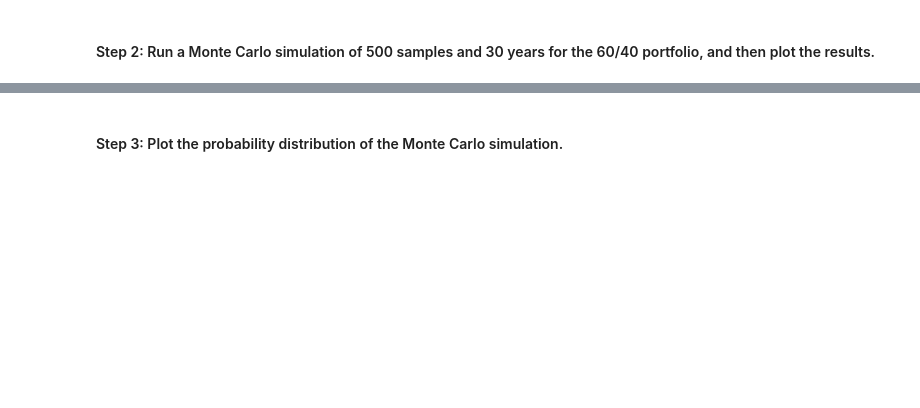
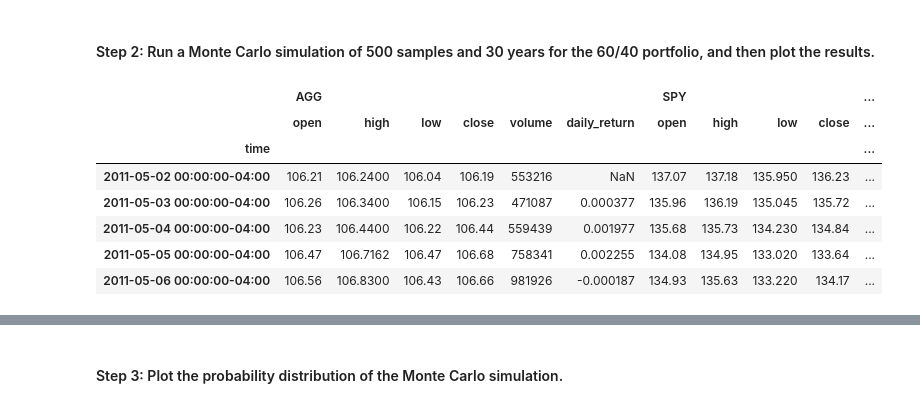
Before and after one commit to JonahLeggett/Financial_Planner, a Jupyter notebook: financial_planning_tools.ipynb, the cells around one changed output, grey strips where cells are left out. Saved outputs shown, nothing was run; the diff lists cells and outputs as text; code cells hidden in the pictures; blank space fills up the shorter version.

```diff
--- a/financial_planning_tools.ipynb
+++ b/financial_planning_tools.ipynb
@@ -421,0 +450,8 @@ In this section, you’ll use the MCForecastTools library to create a Monte Carl
+# %%
+alpaca_prices_3_df = alpaca.get_barset(
+    tickers,
+    timeframe,
+    start=start_date_3,
+    end=end_date_3,
+    limit=1000
+).df
@@ -435,10 +530,26 @@ In this section, you’ll use the MCForecastTools library to create a Monte Carl
 # %%
 # Configure the Monte Carlo simulation to forecast 30 years cumulative returns
 # The weights should be split 40% to AGG and 60% to SPY.
 # Run 500 samples.
-# YOUR CODE HERE
+MC_40_60 = MCSimulation(
+    portfolio_data = alpaca_prices_df,
+    weights = [.40, .60],
+    num_simulation = 500,
+    num_trading_days = 252*30
+)
+
+
 
 # Review the simulation input data
-# YOUR CODE HERE
+MC_40_60.portfolio_data.head()
+# %% [output]
+|  | AGG |  |  |  |  |  | SPY |  |  |  | ... |
+|  | open | high | low | close | volume | daily_return | open | high | low | close | ... |
+| time |  |  |  |  |  |  |  |  |  |  | ... |
+| 2011-05-02 00:00:00-04:00 | 106.21 | 106.2400 | 106.04 | 106.19 | 553216 | NaN | 137.07 | 137.18 | 135.950 | 136.23 | ... |
+| 2011-05-03 00:00:00-04:00 | 106.26 | 106.3400 | 106.15 | 106.23 | 471087 | 0.000377 | 135.96 | 136.19 | 135.045 | 135.72 | ... |
+| 2011-05-04 00:00:00-04:00 | 106.23 | 106.4400 | 106.22 | 106.44 | 559439 | 0.001977 | 135.68 | 135.73 | 134.230 | 134.84 | ... |
+| 2011-05-05 00:00:00-04:00 | 106.47 | 106.7162 | 106.47 | 106.68 | 758341 | 0.002255 | 134.08 | 134.95 | 133.020 | 133.64 | ... |
+| 2011-05-06 00:00:00-04:00 | 106.56 | 106.8300 | 106.43 | 106.66 | 981926 | -0.000187 | 134.93 | 135.63 | 133.220 | 134.17 | ... |
 # %%
 # Run the Monte Carlo simulation to forecast 30 years cumulative returns
```
Also changed, not shown: parts of 29 cells of this notebook, 2 other files.
